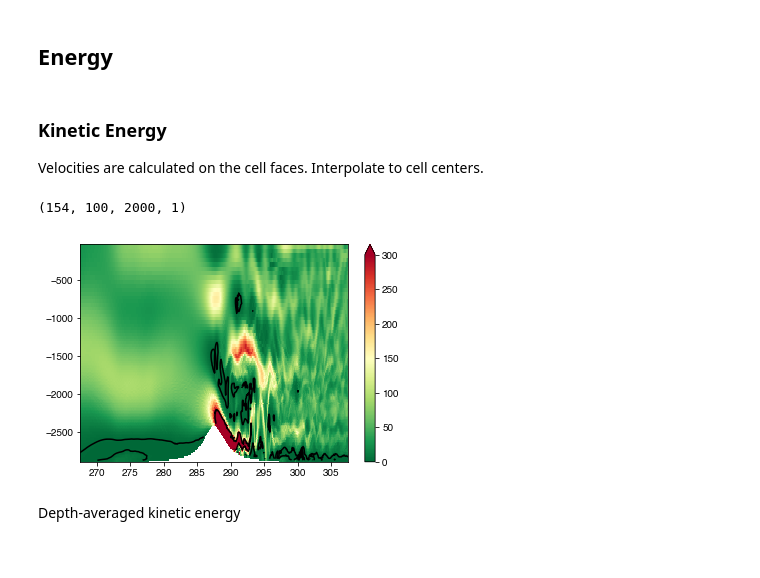
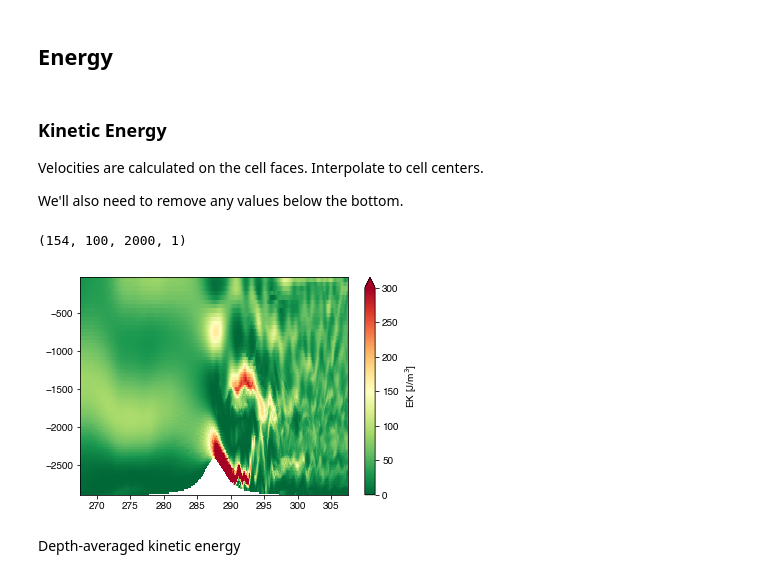
Before and after one commit to gunnarvoet/flow-across-bump, a Jupyter notebook: analysis/bump_analysis.ipynb, the cells around one changed output. Drawn from its saved outputs; the diff is of its cells as text; code cells hidden in the pictures.

```diff
--- a/analysis/bump_analysis.ipynb
+++ b/analysis/bump_analysis.ipynb
@@ -42,8 +42,8 @@ warnings.filterwarnings('ignore')
 ## Read model data
 Start looking at the non-hydrostatic run B6. Will compare results with hydrostatic B5 later.
 # %%
-# DataDir = '/Volumes/svalbard/mitgcm/bump/B6/run/allmnc/'
-DataDir = '/Users/gunnar/Projects/model/bump_data/B6/allmnc/'
+DataDir = '/Volumes/svalbard/mitgcm/bump/B6/run/allmnc/'
+# DataDir = '/Users/gunnar/Projects/model/bump_data/B6/allmnc/'
 
 # read grid parameters, diagnostics output and state variables
 b6 = xr.open_dataset(DataDir+'diag1.glob.nc')
@@ -633,6 +621,8 @@ CenterPlot()
 # %% [markdown]
 ### Kinetic Energy
 Velocities are calculated on the cell faces. Interpolate to cell centers.
+
+We'll also need to remove any values below the bottom.
 # %%
 VF = b6.VVEL.values
 VC = (VF[:,:,1:]+VF[:,:,:-1]) / 2
@@ -641,19 +631,19 @@ WC = b6.WVEL.values
 # %%
 # kinetic Energy
 # this is energy per volume element, so N m / m^3:   kg/m^3 * m^2/s^2 = kg/m s^2 = N/m^2 = J/m^3
-Ekin = rho0*(VC**2+WC**2)
+Ekin = rho0*(VC**2)
 Ekin.shape
 # %% [output]
 (154, 100, 2000, 1)
 # %%
 Ekinma = np.ma.masked_where(np.squeeze(grid.HFacC)<1, np.squeeze(Ekin[-1,:,:]))
 
 h = plt.pcolormesh(grid.Y/1e3,grid.Z,Ekinma,cmap='RdYlGn_r',vmin=0,vmax=300)
-plt.contour(grid.Y/1e3,grid.Z,Ekinma,levels=[2, 300],colors='k')
+# plt.contour(grid.Y/1e3,grid.Z,Ekinma,levels=[2, 300],colors='k')
 CenterPlot(20)
-plt.colorbar(h,extend='max');
+plt.colorbar(h,extend='max',label='EK [J/m$^3$]');
 # %% [output]
-[figure, old version]
+[figure, new version]
 # %% [markdown]
 Depth-averaged kinetic energy
 # %%
```
Also changed, not shown: parts of 76 cells of this notebook.
